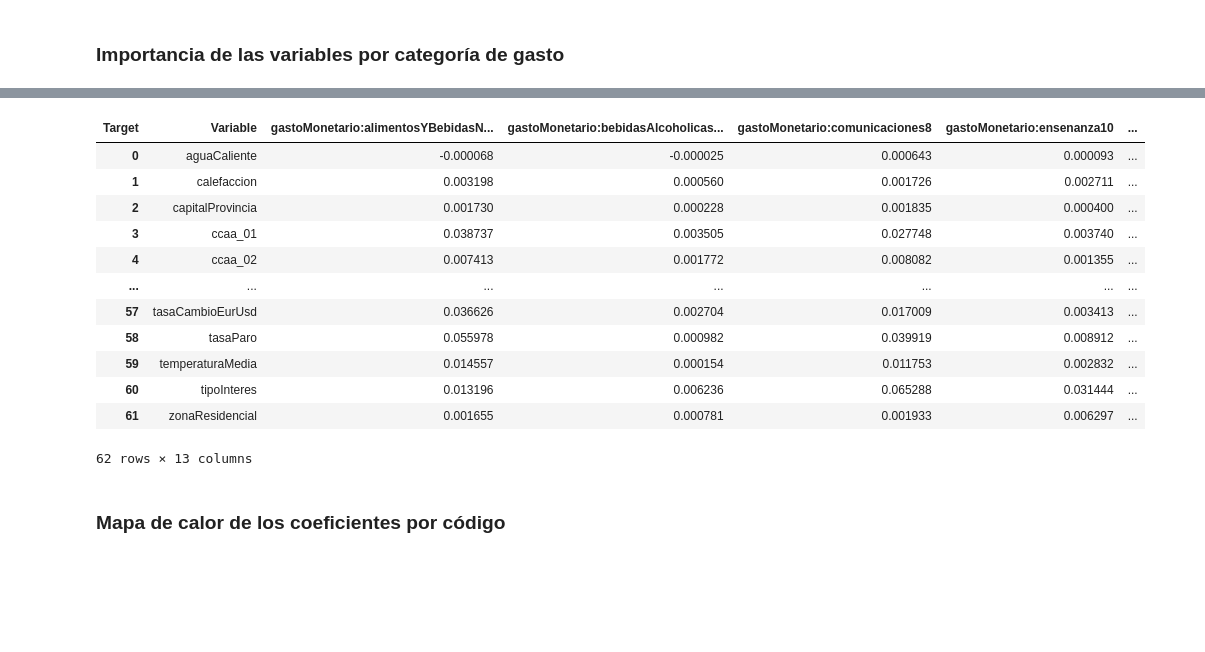
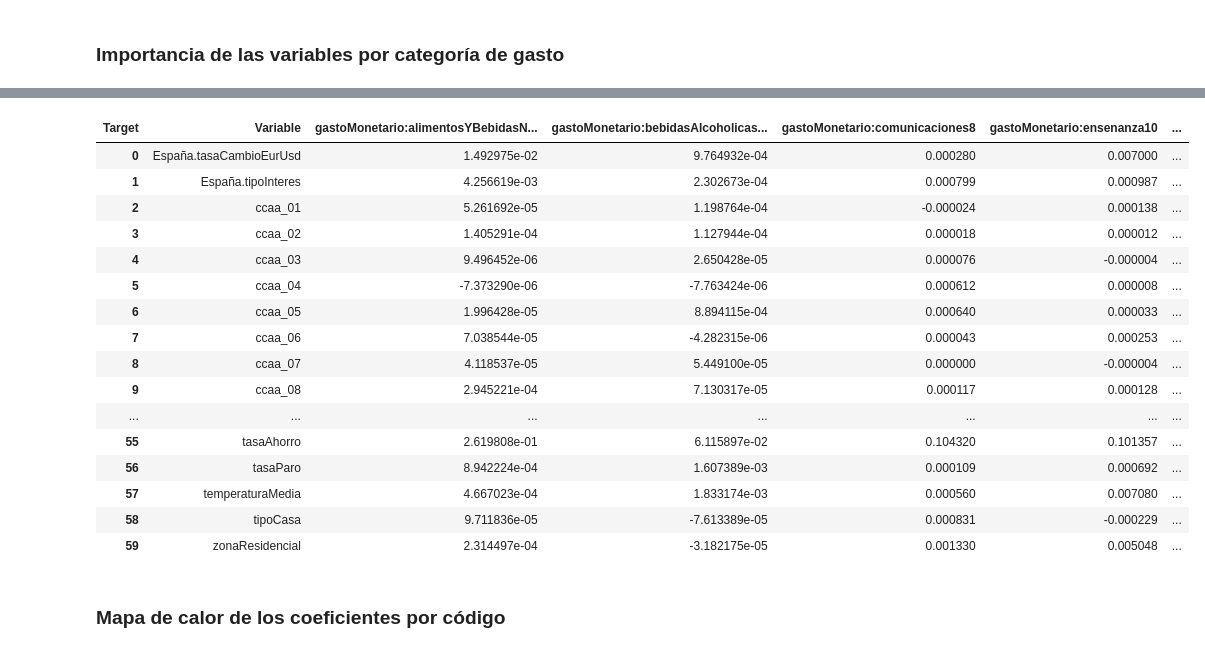
Before and after one commit to rauulrivero/ExpenseAnalysis, a Jupyter notebook: notebooks/sensivity_analysis/sensitivity_analysis_no_lineal_supercategory.ipynb, the cells around one changed output, grey strips where cells are left out. Saved outputs shown, nothing was run; the diff lists cells and outputs as text; code cells hidden in the pictures; blank space fills up the shorter version.

```diff
--- a/notebooks/sensivity_analysis/sensitivity_analysis_no_lineal_supercategory.ipynb
+++ b/notebooks/sensivity_analysis/sensitivity_analysis_no_lineal_supercategory.ipynb
@@ -4,7 +4,7 @@ import re
 import pandas as pd
 # %%
 def load_hogar_ccaa_data(
-    path_pattern: str = '../../datamarts/picotaData_supercategory/hogarCCAA*.tsv',
+    path_pattern: str = '../../datamarts/picotaDataSuperCategories/hogar*.tsv',
     sort_by_ccaa: bool = True,
     ccaa_column_name: str = 'ccaa'
 ) -> pd.DataFrame:
@@ -16,7 +16,7 @@ def load_hogar_ccaa_data(
     Parameters
     ----------
     path_pattern : str
-        Patrón glob para localizar los archivos (por defecto '../../datamarts/picotaData/hogarCCAA*.tsv').
+        Patrón glob para localizar los archivos (por defecto '../../datamarts/picotaData/hogar*.tsv').
     sort_by_ccaa : bool
         Si True, ordena el DataFrame resultante por la columna de CCAA.
     ccaa_column_name : str
@@ -31,7 +31,7 @@ def load_hogar_ccaa_data(
     dfs = []
 
     for fp in files:
-        m = re.search(r'hogarCCAA(\d+)\.tsv$', fp)
+        m = re.search(r'hogar(\d+)\.tsv$', fp)
         if not m:
             continue
         code = m.group(1).zfill(2)  # si quieres siempre dos dígitos, ojo
@@ -67,11 +67,11 @@ df = pd.get_dummies(df, columns=['ccaa', 'fuentePrincipalIngresos'], prefix=['cc
 
 df.rename(columns=lambda x: re.sub(r'^ccaa_(\d+)$', r'ccaa_\1', x), inplace=True)
 df.rename(columns=lambda x: re.sub(r'^fuentePrincipalIngresos_(\d+)$', r'fuentePrincipalIngresos_\1', x), inplace=True)
-# %%
-df['miembros:total'] = df['miembros:activos'] + df['miembros:noActivos']
-df['miembros:niños'] = df['miembros:niños:masculinos'] + df['miembros:niños:femeninos']
-df["miembros:adultos"] = df['miembros:adultos:masculinos'] + df['miembros:adultos:femeninos']
-df["miembros:ancianos"] = df['miembros:ancianos:masculinos'] + df['miembros:ancianos:femeninos']
+# %%
+df['miembros:total'] = df['miembros:activos'] + df['miembros:noActivos']
+df['miembros:ninos'] = df['miembros:ninos:masculinos'] + df['miembros:ninos:femeninos']
+df["miembros:adultos"] = df['miembros:adultos:masculinos'] + df['miembros:adultos:femeninos']
+df["miembros:ancianos"] = df['miembros:ancianos:masculinos'] + df['miembros:ancianos:femeninos']
 # %%
 df.head(
 )
@@ -205,5 +221,5 @@ def train_mlp_per_category(df, output_columns, hidden_layer_sizes=(128, 64, 32),
 
     return r2_df, importances_df, mse_df
 # %%
-mlp_r2_df, mlp_importances_df, mse_df = train_mlp_per_category(df, output_columns)
+r2_df, importances_df, mse_df = train_gb_per_category(df, output_columns)
 # %% [output]
@@ -316,21 +304,25 @@ mlp_importances_df
 # %%
 # ^Pivotear el DataFrame para que cada target tenga su propia columna de importancias
-importances_pivoted = mlp_importances_df.pivot(index='Variable', columns='Target', values='Importance').reset_index()
+importances_pivoted = importances_df.pivot(index='Variable', columns='Target', values='Importance').reset_index()
 importances_pivoted
 # %% [output]
 | Target | Variable | gastoMonetario:alimentosYBebidasN... | gastoMonetario:bebidasAlcoholicas... | gastoMonetario:comunicaciones8 | gastoMonetario:ensenanza10 | ... |
-| 0 | aguaCaliente | -0.000068 | -0.000025 | 0.000643 | 0.000093 | ... |
-| 1 | calefaccion | 0.003198 | 0.000560 | 0.001726 | 0.002711 | ... |
-| 2 | capitalProvincia | 0.001730 | 0.000228 | 0.001835 | 0.000400 | ... |
-| 3 | ccaa_01 | 0.038737 | 0.003505 | 0.027748 | 0.003740 | ... |
-| 4 | ccaa_02 | 0.007413 | 0.001772 | 0.008082 | 0.001355 | ... |
+| 0 | España.tasaCambioEurUsd | 1.492975e-02 | 9.764932e-04 | 0.000280 | 0.007000 | ... |
+| 1 | España.tipoInteres | 4.256619e-03 | 2.302673e-04 | 0.000799 | 0.000987 | ... |
+| 2 | ccaa_01 | 5.261692e-05 | 1.198764e-04 | -0.000024 | 0.000138 | ... |
+| 3 | ccaa_02 | 1.405291e-04 | 1.127944e-04 | 0.000018 | 0.000012 | ... |
+| 4 | ccaa_03 | 9.496452e-06 | 2.650428e-05 | 0.000076 | -0.000004 | ... |
+| 5 | ccaa_04 | -7.373290e-06 | -7.763424e-06 | 0.000612 | 0.000008 | ... |
+| 6 | ccaa_05 | 1.996428e-05 | 8.894115e-04 | 0.000640 | 0.000033 | ... |
+| 7 | ccaa_06 | 7.038544e-05 | -4.282315e-06 | 0.000043 | 0.000253 | ... |
+| 8 | ccaa_07 | 4.118537e-05 | 5.449100e-05 | 0.000000 | -0.000004 | ... |
+| 9 | ccaa_08 | 2.945221e-04 | 7.130317e-05 | 0.000117 | 0.000128 | ... |
 | ... | ... | ... | ... | ... | ... | ... |
-| 57 | tasaCambioEurUsd | 0.036626 | 0.002704 | 0.017009 | 0.003413 | ... |
-| 58 | tasaParo | 0.055978 | 0.000982 | 0.039919 | 0.008912 | ... |
-| 59 | temperaturaMedia | 0.014557 | 0.000154 | 0.011753 | 0.002832 | ... |
-| 60 | tipoInteres | 0.013196 | 0.006236 | 0.065288 | 0.031444 | ... |
-| 61 | zonaResidencial | 0.001655 | 0.000781 | 0.001933 | 0.006297 | ... |
+| 55 | tasaAhorro | 2.619808e-01 | 6.115897e-02 | 0.104320 | 0.101357 | ... |
+| 56 | tasaParo | 8.942224e-04 | 1.607389e-03 | 0.000109 | 0.000692 | ... |
+| 57 | temperaturaMedia | 4.667023e-04 | 1.833174e-03 | 0.000560 | 0.007080 | ... |
+| 58 | tipoCasa | 9.711836e-05 | -7.613389e-05 | 0.000831 | -0.000229 | ... |
+| 59 | zonaResidencial | 2.314497e-04 | -3.182175e-05 | 0.001330 | 0.005048 | ... |
-62 rows × 13 columns
 # %% [markdown]
 ### Mapa de calor de los coeficientes por código
 # %%
```
Also changed, not shown: parts of 28 cells of this notebook, 6 other files.
